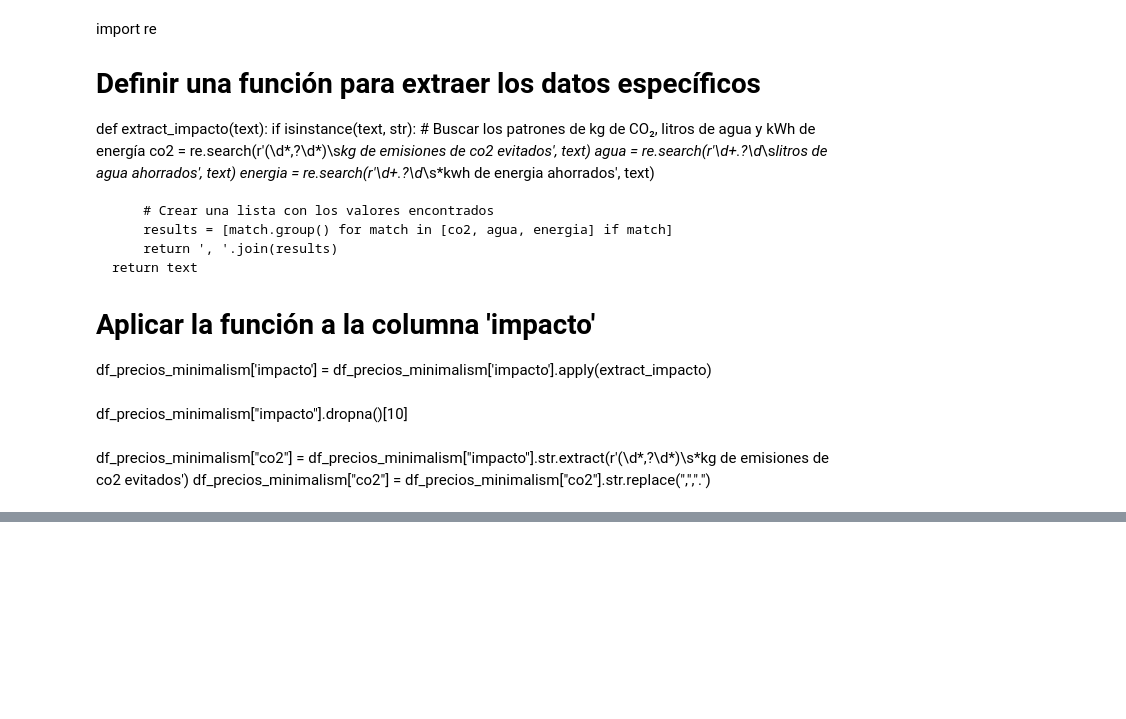
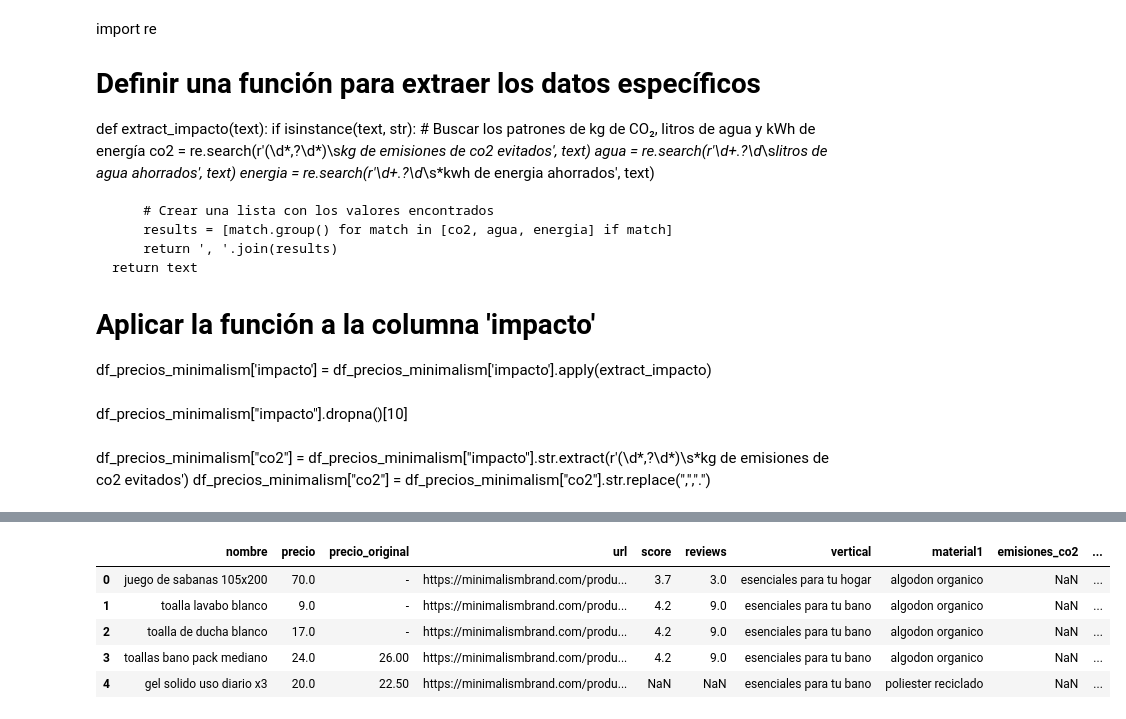
Before and after one commit to MiguelLopezVirues/proyecto-minimalism, a Jupyter notebook: notebook/datos_minimalism.ipynb, the cells around one changed output, grey strips where cells are left out. Cells and saved outputs as stored; diff of their text form; code cells hidden in the pictures; blank space fills up the shorter version.

```diff
--- a/notebook/limpiado_df_en_progreso.ipynb
+++ b/notebook/datos_minimalism.ipynb
@@ -234,0 +299,16 @@ df_precios_minimalism.head()
+# %%
+columnas = [
+    'nombre', 'precio', 'precio_original', 'url', 'score', 'reviews',
+    'vertical', 'material1', 'emisiones_co2', 'litros_de_agua', 'kwh_de_energia'
+]
+
+df_minimals = df_precios_minimalism[columnas].copy()
+# %%
+df_minimals.head()
+# %% [output]
+|  | nombre | precio | precio_original | url | score | reviews | vertical | material1 | emisiones_co2 | ... |
+| 0 | juego de sabanas 105x200 | 70.0 | - | https://minimalismbrand.com/produ... | 3.7 | 3.0 | esenciales para tu hogar | algodon organico | NaN | ... |
+| 1 | toalla lavabo blanco | 9.0 | - | https://minimalismbrand.com/produ... | 4.2 | 9.0 | esenciales para tu bano | algodon organico | NaN | ... |
+| 2 | toalla de ducha blanco | 17.0 | - | https://minimalismbrand.com/produ... | 4.2 | 9.0 | esenciales para tu bano | algodon organico | NaN | ... |
+| 3 | toallas bano pack mediano | 24.0 | 26.00 | https://minimalismbrand.com/produ... | 4.2 | 9.0 | esenciales para tu bano | algodon organico | NaN | ... |
+| 4 | gel solido uso diario x3 | 20.0 | 22.50 | https://minimalismbrand.com/produ... | NaN | NaN | esenciales para tu bano | poliester reciclado | NaN | ... |
```
Also changed, not shown: parts of 14 cells of this notebook.
